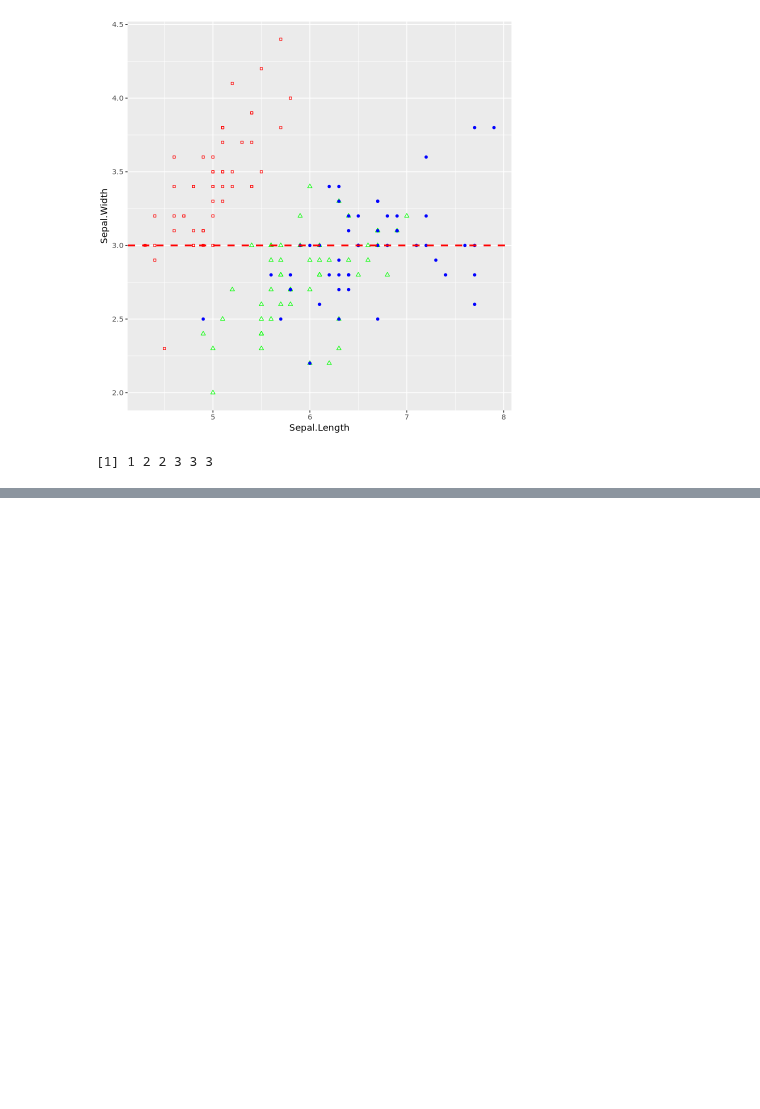
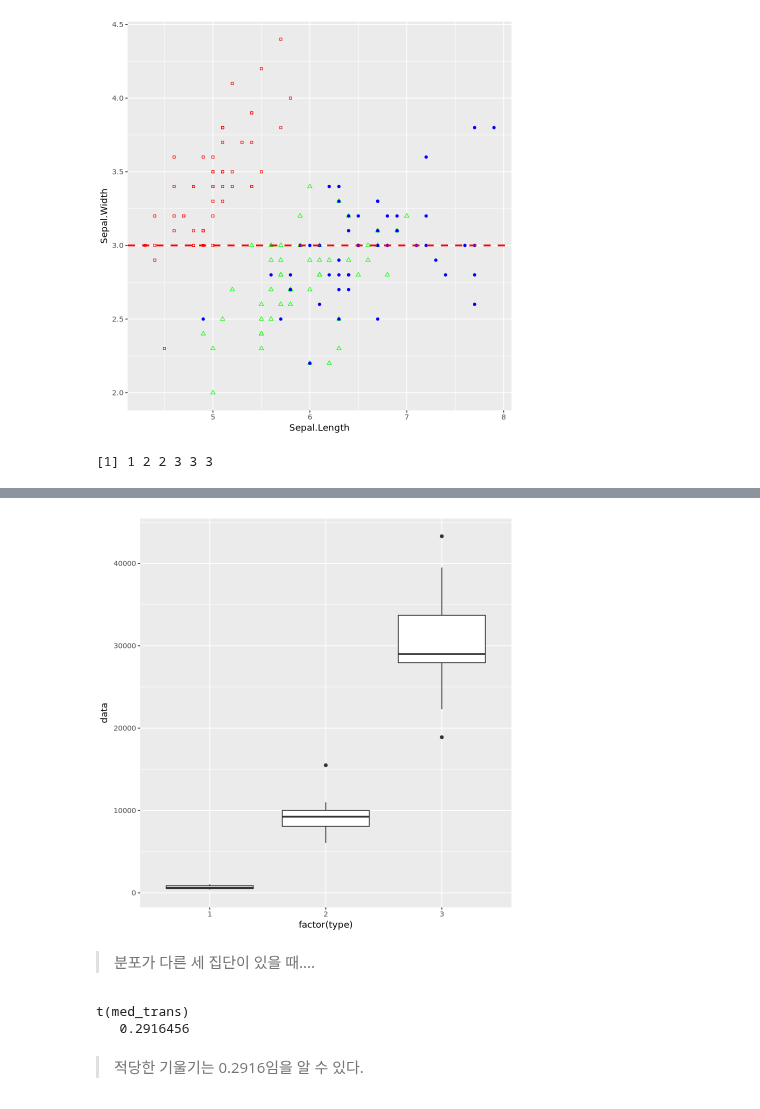
Before and after one commit to HollyRiver/R, a Jupyter notebook: 탐색적자료분석/code assemble.ipynb, the cells around one changed output, grey strips where cells are left out. Drawn from its saved outputs; the diff is of its cells as text; code cells hidden in the pictures; blank space fills up the shorter version.

```diff
--- a/탐색적자료분석/code assemble.ipynb
+++ b/탐색적자료분석/code assemble.ipynb
@@ -135,0 +227,14 @@ c(1,2,3)[factor(c("a","b","b","c","c","c"), levels = c("a", "b", "c"))]  ## 순
+# %%
+library(ggplot2)
+
+type<-rep(1:3,c(11,11,11))
+data<-c(387, 470,497,537,540,620,760,845,895,1020,1050, 6060,7600,7900,8260,8900,9250,9650,9830,10200,11000,15500, 18900,22300,27800,28100,28800,29000,31400,32800,34600,39500,43300)
+
+plank <- data.frame(type, data)
+
+ggplot(plank, aes(factor(type), data)) +
+    geom_boxplot()
+# %% [output]
+[figure, added]
+# %% [markdown]
+> 분포가 다른 세 집단이 있을 때....
@@ -135,0 +251,8 @@ c(1,2,3)[factor(c("a","b","b","c","c","c"), levels = c("a", "b", "c"))]  ## 순
+# %%
+model <- lm(t(spr_trans)~t(med_trans))
+1-model$coef[2]
+# %% [output]
+t(med_trans)
+   0.2916456
+# %% [markdown]
+> 적당한 기울기는 0.2916임을 알 수 있다.
```
Also changed, not shown: parts of 24 cells of this notebook, 3 other files.
